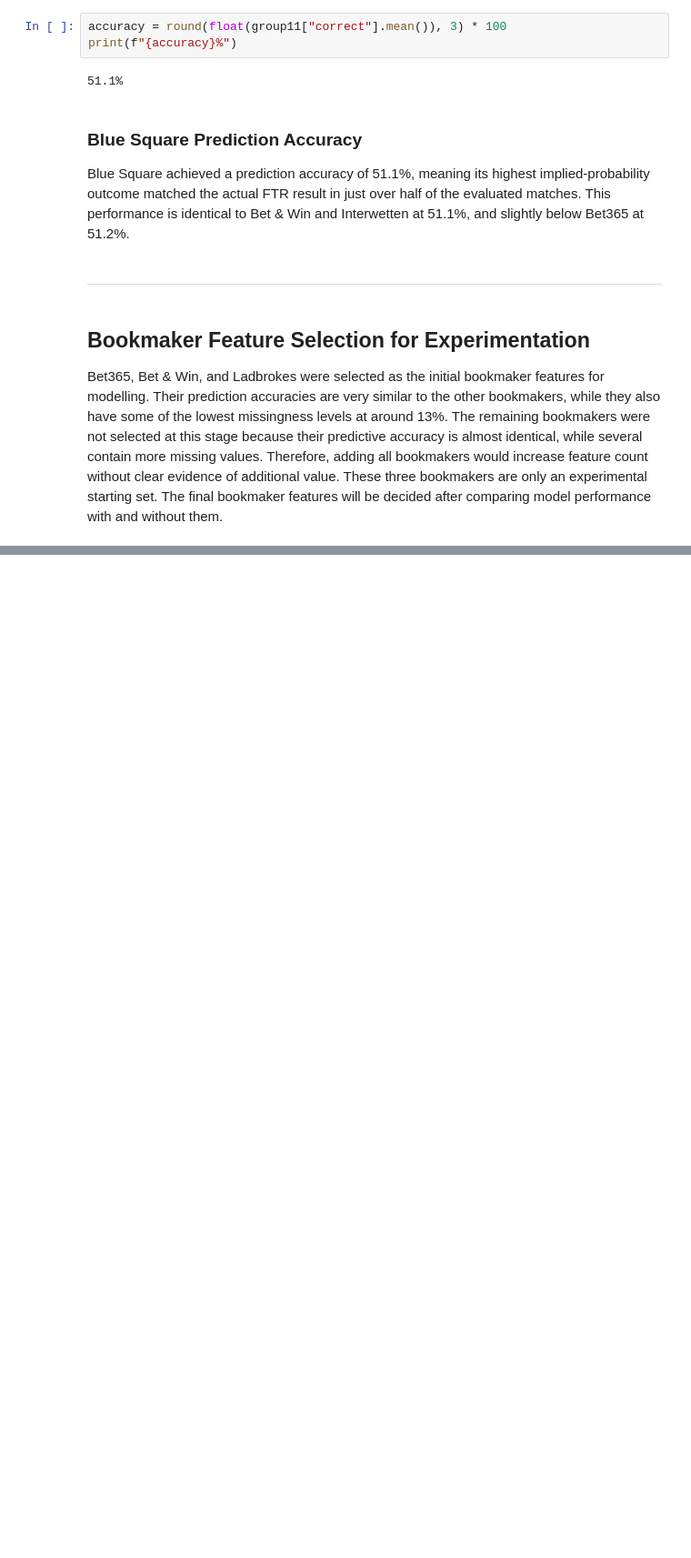
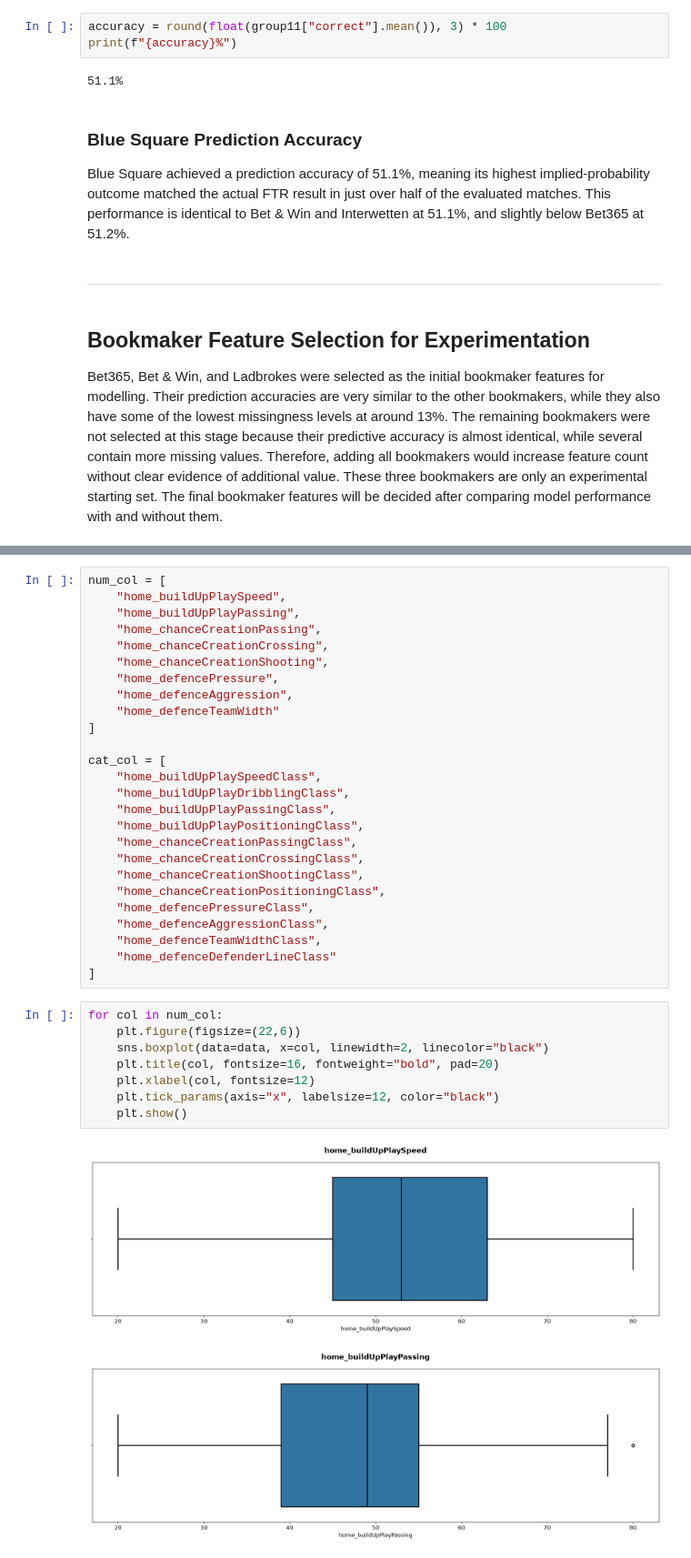
Before and after one commit to Aalli-Talpur/football-match-outcome-prediction, a Jupyter notebook: Notebook/02_Joined_Data_EDA.ipynb, the cells around one changed output, grey strips where cells are left out. Shown at 91% size. Saved outputs shown, nothing was run; the diff lists cells and outputs as text; blank space fills up the shorter version.

Commit message:
feat(eda): complete home team attribute analysis and drop sparse dribbling feature

```diff
--- a/Notebook/02_Joined_Data_EDA.ipynb
+++ b/Notebook/02_Joined_Data_EDA.ipynb
@@ -912,0 +1069,37 @@ These three bookmakers are only an experimental starting set. The final bookmake
+# %%
+num_col = [
+    "home_buildUpPlaySpeed",
+    "home_buildUpPlayPassing",
+    "home_chanceCreationPassing",
+    "home_chanceCreationCrossing",
+    "home_chanceCreationShooting",
+    "home_defencePressure",
+    "home_defenceAggression",
+    "home_defenceTeamWidth"
+]
+
+cat_col = [
+    "home_buildUpPlaySpeedClass",
+    "home_buildUpPlayDribblingClass",
+    "home_buildUpPlayPassingClass",
+    "home_buildUpPlayPositioningClass",
+    "home_chanceCreationPassingClass",
+    "home_chanceCreationCrossingClass",
+    "home_chanceCreationShootingClass",
+    "home_chanceCreationPositioningClass",
+    "home_defencePressureClass",
+    "home_defenceAggressionClass",
+    "home_defenceTeamWidthClass",
+    "home_defenceDefenderLineClass"
+]
+# %%
+for col in num_col:
+    plt.figure(figsize=(22,6))
+    sns.boxplot(data=data, x=col, linewidth=2, linecolor="black")
+    plt.title(col, fontsize=16, fontweight="bold", pad=20)
+    plt.xlabel(col, fontsize=12)
+    plt.tick_params(axis="x", labelsize=12, color="black")
+    plt.show()
+# %% [output]
+[figure, added]
+[figure, added]
```
Also changed, not shown: parts of 22 cells of this notebook.
